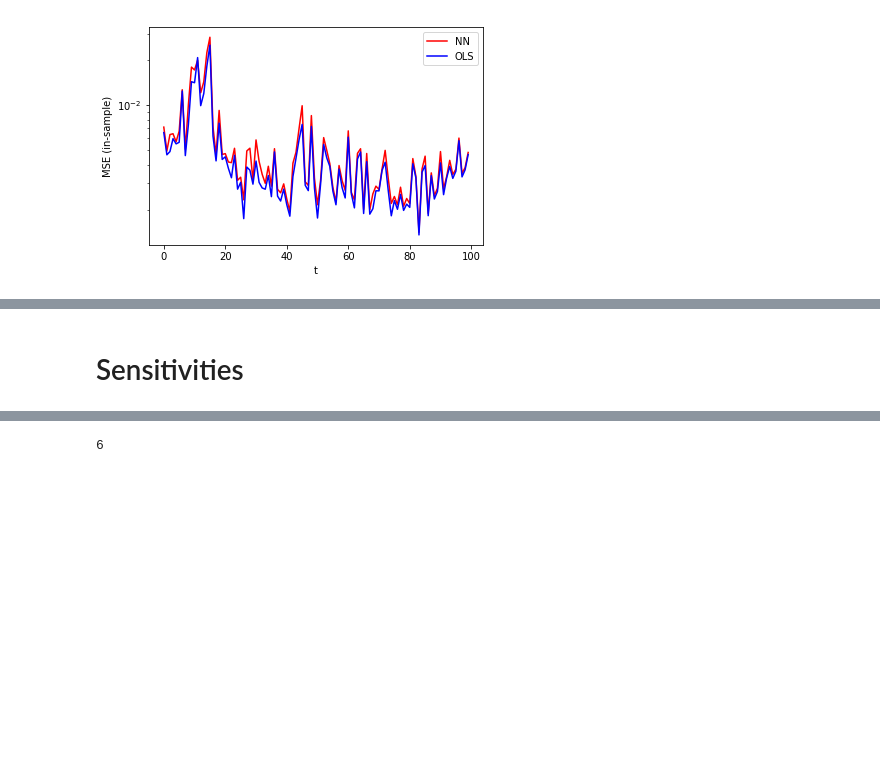
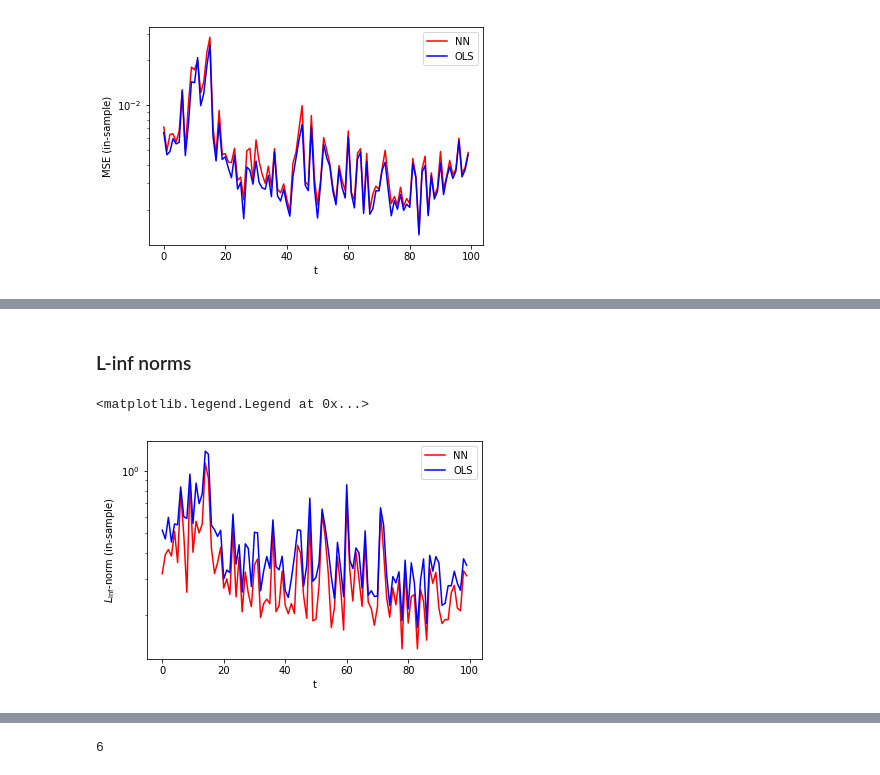
Before and after one commit to mfrdixon/ML_Finance_Codes, a Jupyter notebook: Chapter5-Interpretability/ML_in_Finance-Deep-Factor-Models.ipynb, the cells around one changed output, grey strips where cells are left out. Saved outputs shown, nothing was run; the diff lists cells and outputs as text; code cells hidden in the pictures; blank space fills up the shorter version.

```diff
--- a/Chapter5-Interpretability/ML_in_Finance-Deep-Factor-Models.ipynb
+++ b/Chapter5-Interpretability/ML_in_Finance-Deep-Factor-Models.ipynb
@@ -309,2 +373,12 @@ plt.legend()
-# %% [markdown]
-# Sensitivities
+# %% [markdown]
+### L-inf norms
+# %%
+plt.plot(inf_norm_train_NN, color='red', label='NN')
+plt.yscale('log')
+plt.plot(inf_norm_linear_in, color='blue', label='OLS')
+plt.ylabel('$L_{\inf}$-norm (in-sample)')
+plt.xlabel('t')
+plt.legend()
+# %% [output]
+<matplotlib.legend.Legend at 0x...>
+[figure, added]
```
Also changed, not shown: parts of 23 cells of this notebook.
